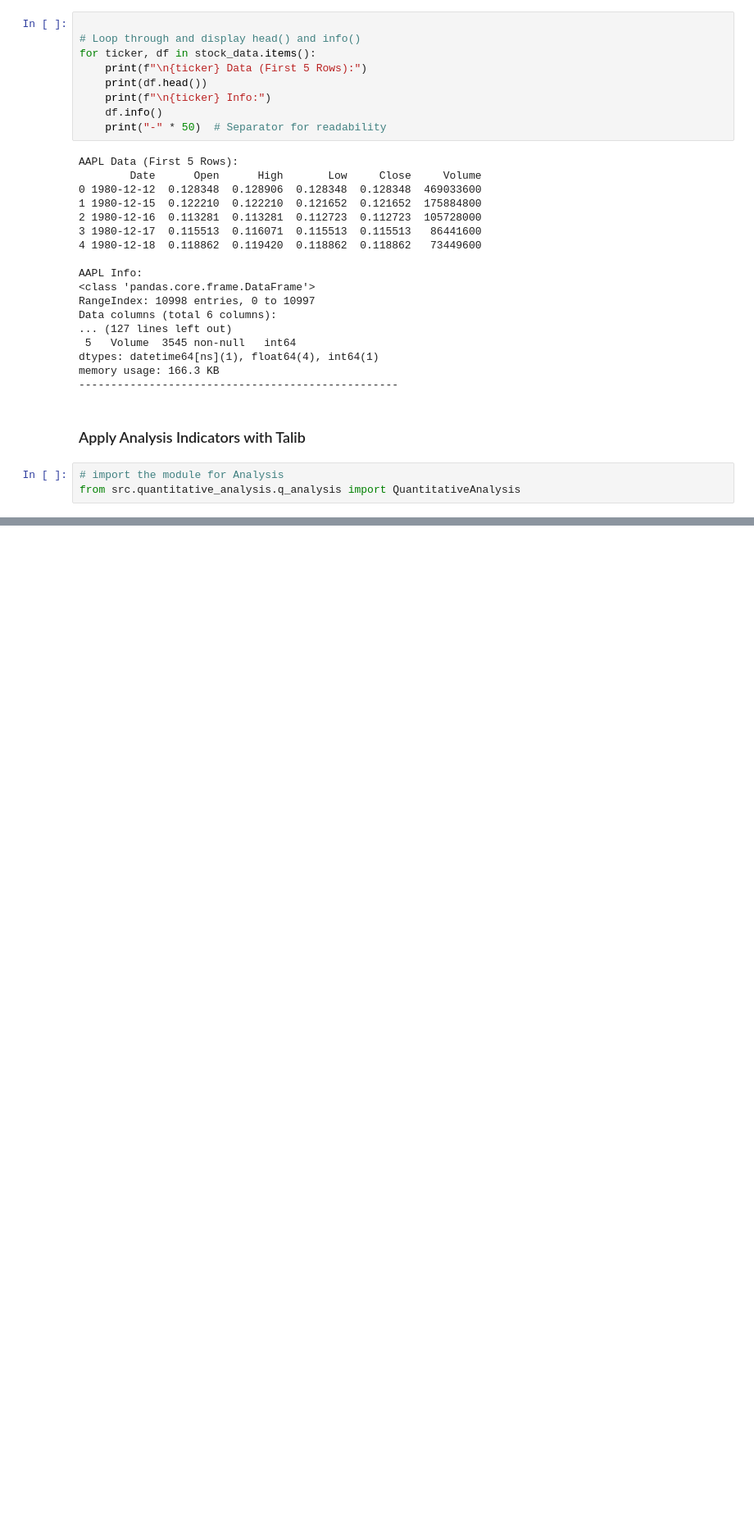
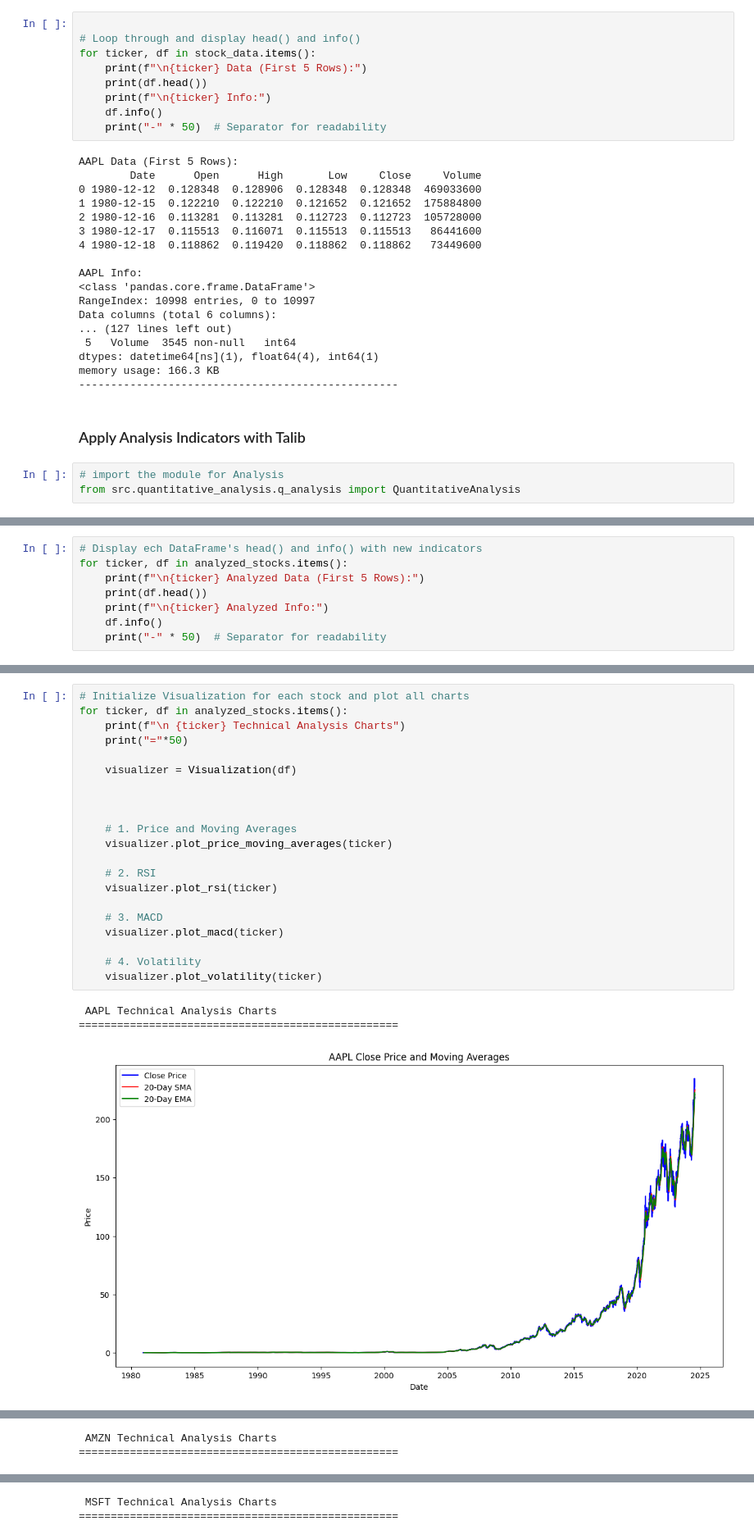
Before and after one commit to chalasimon/financial-news-sentiment-analysis, a Jupyter notebook: notebooks/task2.ipynb, the cells around one changed output, grey strips where cells are left out. Shown at 82% size. Drawn from its saved outputs; the diff is of its cells as text; blank space fills up the shorter version.

Commit message:
feat: stock analysis done

```diff
--- a/notebooks/task2.ipynb
+++ b/notebooks/task2.ipynb
@@ -104,0 +141,8 @@ AAPL['Daily Returns'] = AAPL_analysis.calculate_daily_returns('Close')
+# %%
+# Display ech DataFrame's head() and info() with new indicators
+for ticker, df in analyzed_stocks.items():
+    print(f"\n{ticker} Analyzed Data (First 5 Rows):")
+    print(df.head())
+    print(f"\n{ticker} Analyzed Info:")
+    df.info()
+    print("-" * 50)  # Separator for readability
@@ -104,0 +190,25 @@ AAPL['Daily Returns'] = AAPL_analysis.calculate_daily_returns('Close')
+# %%
+# Initialize Visualization for each stock and plot all charts
+for ticker, df in analyzed_stocks.items():
+    print(f"\n {ticker} Technical Analysis Charts")
+    print("="*50)
+
+    visualizer = Visualization(df)
+
+
+
+    # 1. Price and Moving Averages
+    visualizer.plot_price_moving_averages(ticker)
+
+    # 2. RSI
+    visualizer.plot_rsi(ticker)
+
+    # 3. MACD
+    visualizer.plot_macd(ticker)
+
+    # 4. Volatility
+    visualizer.plot_volatility(ticker)
+# %% [output]
+ AAPL Technical Analysis Charts
+==================================================
+[figure, added]
@@ -104,0 +218,2 @@ AAPL['Daily Returns'] = AAPL_analysis.calculate_daily_returns('Close')
+ AMZN Technical Analysis Charts
+==================================================
@@ -104,0 +224,2 @@ AAPL['Daily Returns'] = AAPL_analysis.calculate_daily_returns('Close')
+ MSFT Technical Analysis Charts
+==================================================
```
Also changed, not shown: parts of 8 cells of this notebook, 1 other file.
